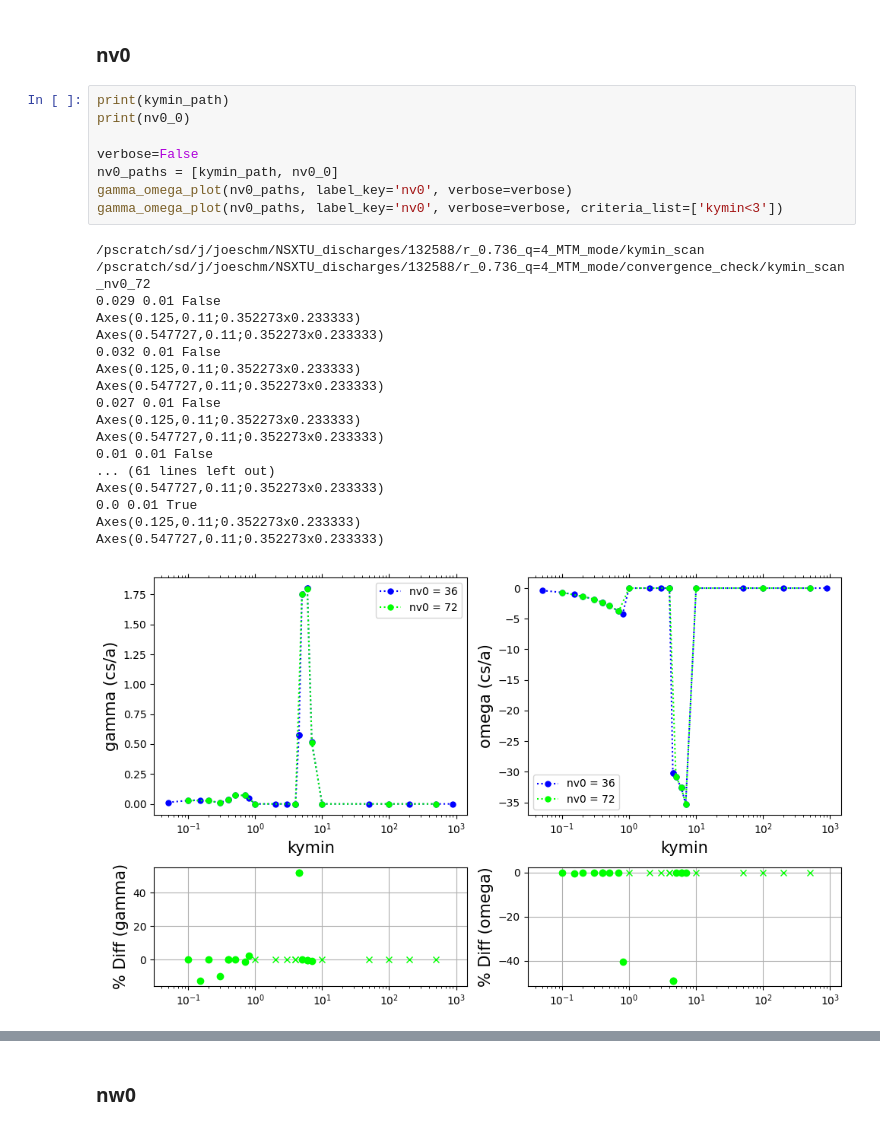
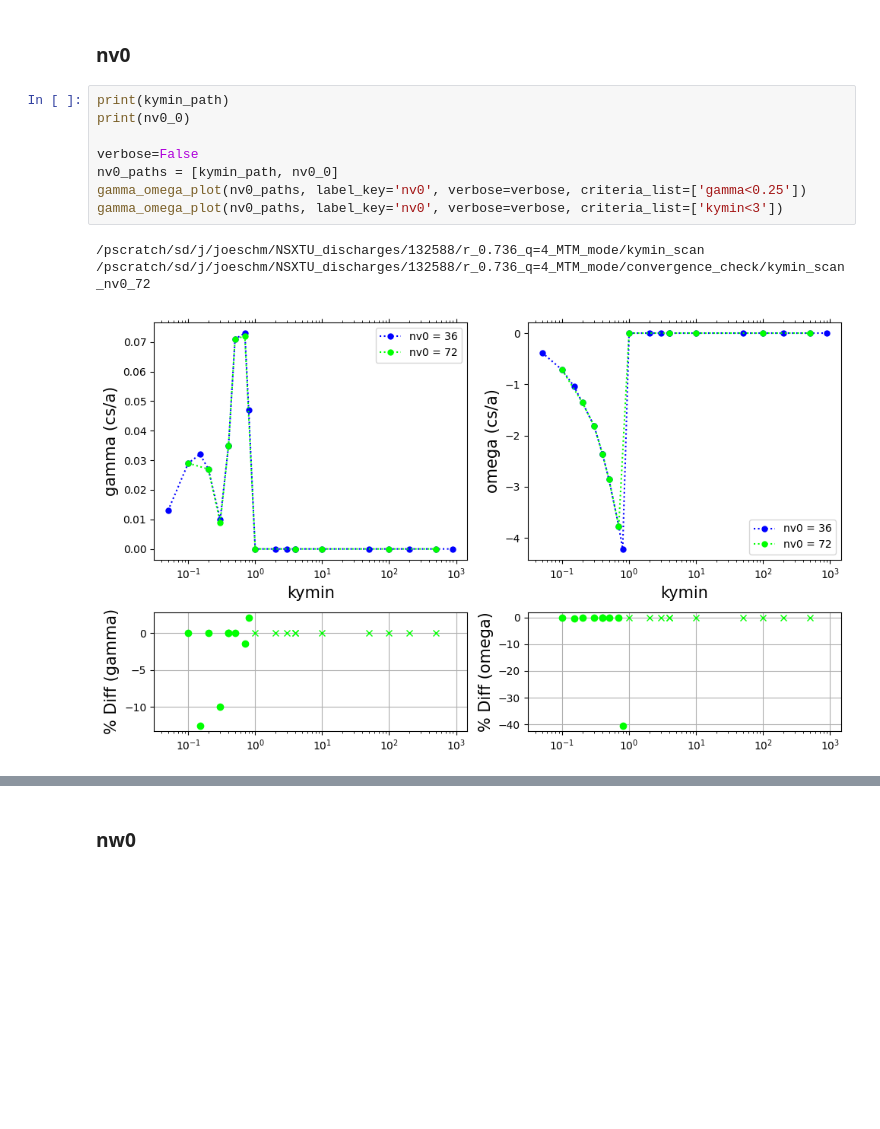
Before and after one commit to joeyschmidt97/NSTXU_lithium_study, a Jupyter notebook: high_triangularity/132588/r_0.736_q=4/132588_q=4_analysis.ipynb, the cells around one changed output, grey strips where cells are left out. Saved outputs shown, nothing was run; the diff lists cells and outputs as text; blank space fills up the shorter version.

```diff
--- a/high_triangularity/132588/r_0.736_q=4/132588_q=4_analysis.ipynb
+++ b/high_triangularity/132588/r_0.736_q=4/132588_q=4_analysis.ipynb
@@ -268,27 +161,12 @@ Axes(0.547727,0.11;0.352273x0.233333)
 # %%
 print(kymin_path)
 print(nv0_0)
 
 verbose=False
 nv0_paths = [kymin_path, nv0_0]
-gamma_omega_plot(nv0_paths, label_key='nv0', verbose=verbose)
+gamma_omega_plot(nv0_paths, label_key='nv0', verbose=verbose, criteria_list=['gamma<0.25'])
 gamma_omega_plot(nv0_paths, label_key='nv0', verbose=verbose, criteria_list=['kymin<3'])
 # %% [output]
 /pscratch/sd/j/joeschm/NSXTU_discharges/132588/r_0.736_q=4_MTM_mode/kymin_scan
 /pscratch/sd/j/joeschm/NSXTU_discharges/132588/r_0.736_q=4_MTM_mode/convergence_check/kymin_scan_nv0_72
-0.029 0.01 False
-Axes(0.125,0.11;0.352273x0.233333)
-Axes(0.547727,0.11;0.352273x0.233333)
-0.032 0.01 False
-Axes(0.125,0.11;0.352273x0.233333)
-Axes(0.547727,0.11;0.352273x0.233333)
-0.027 0.01 False
-Axes(0.125,0.11;0.352273x0.233333)
-Axes(0.547727,0.11;0.352273x0.233333)
-0.01 0.01 False
-... (61 lines left out)
-Axes(0.547727,0.11;0.352273x0.233333)
-0.0 0.01 True
-Axes(0.125,0.11;0.352273x0.233333)
-Axes(0.547727,0.11;0.352273x0.233333)
-[figure, old version]
+[figure, new version]
```
Also changed, not shown: parts of 7 cells of this notebook.
